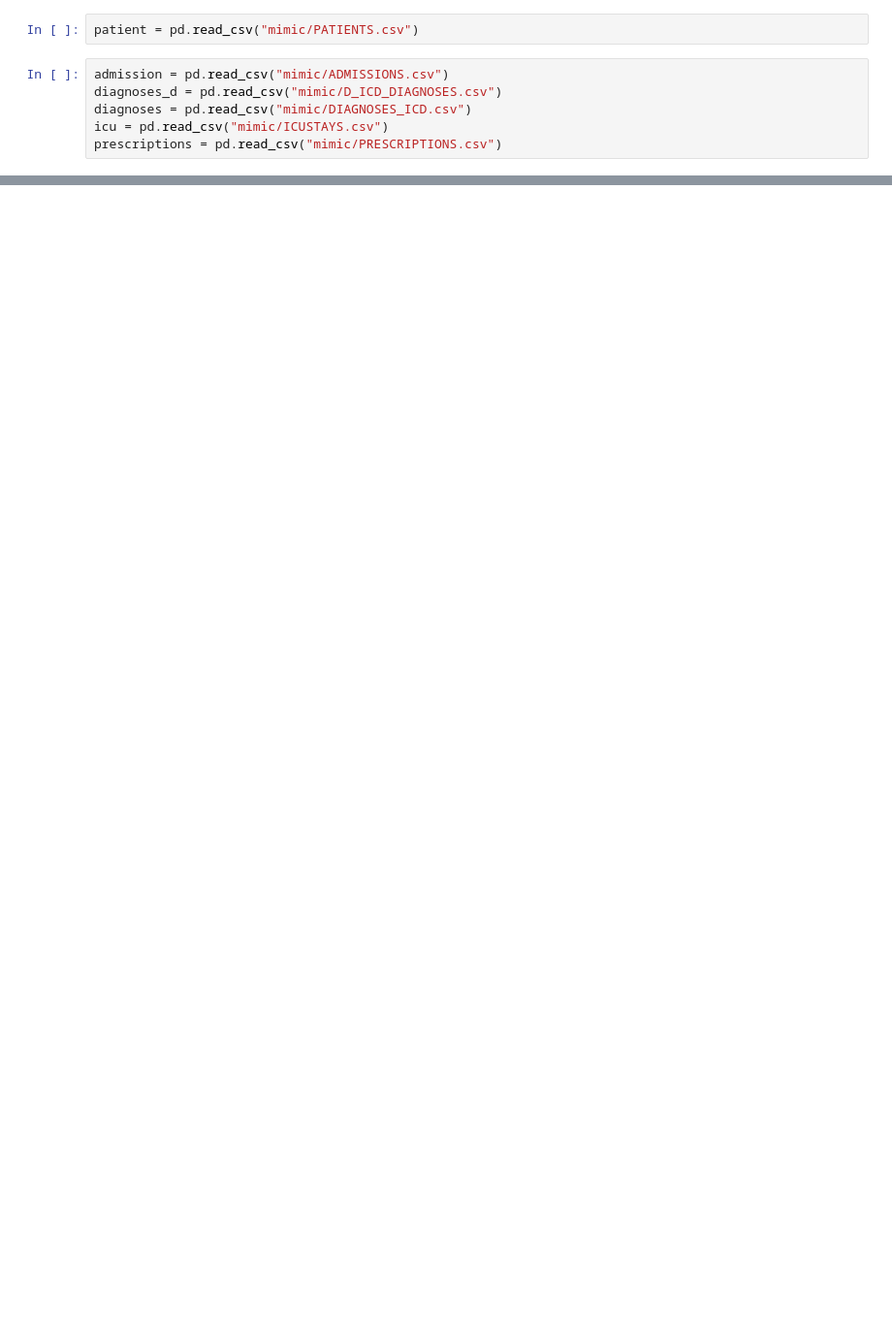
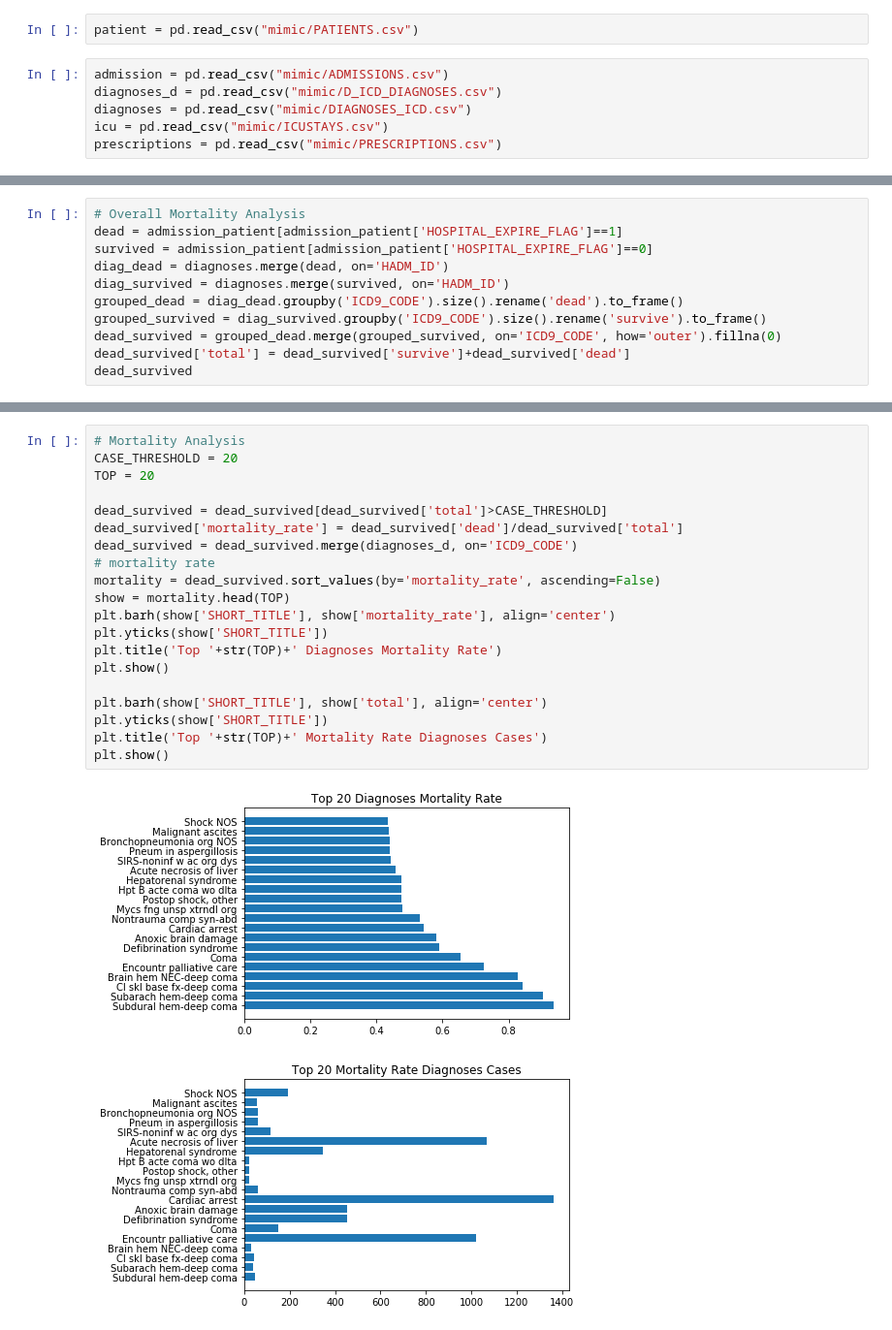
Before and after one commit to RachaelDing/733MIMIC_analysis, a Jupyter notebook: temp.ipynb, the cells around one changed output, grey strips where cells are left out. Shown at 97% size. Saved outputs shown, nothing was run; the diff lists cells and outputs as text; blank space fills up the shorter version.

```diff
--- a/temp.ipynb
+++ b/temp.ipynb
@@ -206,0 +147,11 @@ Length: 1667, dtype: int64
+# %%
+# Overall Mortality Analysis
+dead = admission_patient[admission_patient['HOSPITAL_EXPIRE_FLAG']==1]
+survived = admission_patient[admission_patient['HOSPITAL_EXPIRE_FLAG']==0]
+diag_dead = diagnoses.merge(dead, on='HADM_ID')
+diag_survived = diagnoses.merge(survived, on='HADM_ID')
+grouped_dead = diag_dead.groupby('ICD9_CODE').size().rename('dead').to_frame()
+grouped_survived = diag_survived.groupby('ICD9_CODE').size().rename('survive').to_frame()
+dead_survived = grouped_dead.merge(grouped_survived, on='ICD9_CODE', how='outer').fillna(0)
+dead_survived['total'] = dead_survived['survive']+dead_survived['dead']
+dead_survived
@@ -206,0 +173,23 @@ Length: 1667, dtype: int64
+# %%
+# Mortality Analysis
+CASE_THRESHOLD = 20
+TOP = 20
+
+dead_survived = dead_survived[dead_survived['total']>CASE_THRESHOLD]
+dead_survived['mortality_rate'] = dead_survived['dead']/dead_survived['total']
+dead_survived = dead_survived.merge(diagnoses_d, on='ICD9_CODE')
+# mortality rate
+mortality = dead_survived.sort_values(by='mortality_rate', ascending=False)
+show = mortality.head(TOP)
+plt.barh(show['SHORT_TITLE'], show['mortality_rate'], align='center')
+plt.yticks(show['SHORT_TITLE'])
+plt.title('Top '+str(TOP)+' Diagnoses Mortality Rate')
+plt.show()
+
+plt.barh(show['SHORT_TITLE'], show['total'], align='center')
+plt.yticks(show['SHORT_TITLE'])
+plt.title('Top '+str(TOP)+' Mortality Rate Diagnoses Cases')
+plt.show()
+# %% [output]
+[figure, added]
+[figure, added]
```
Also changed, not shown: parts of 23 cells of this notebook.
